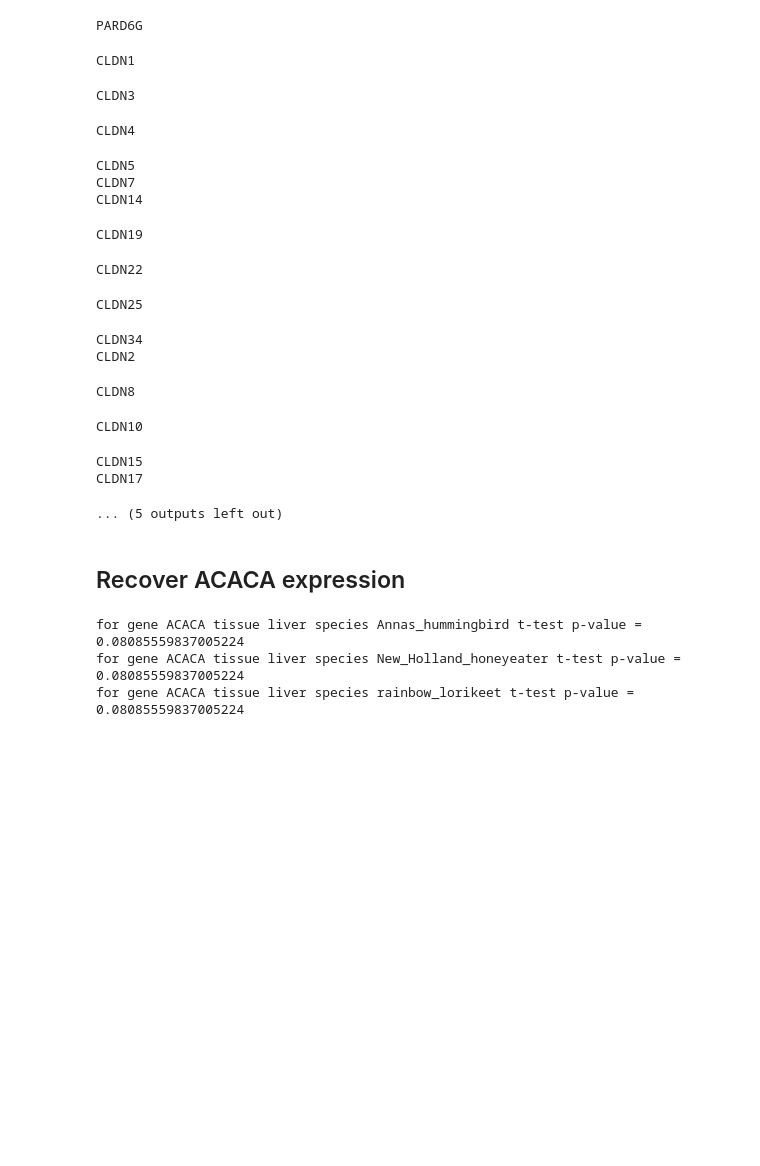
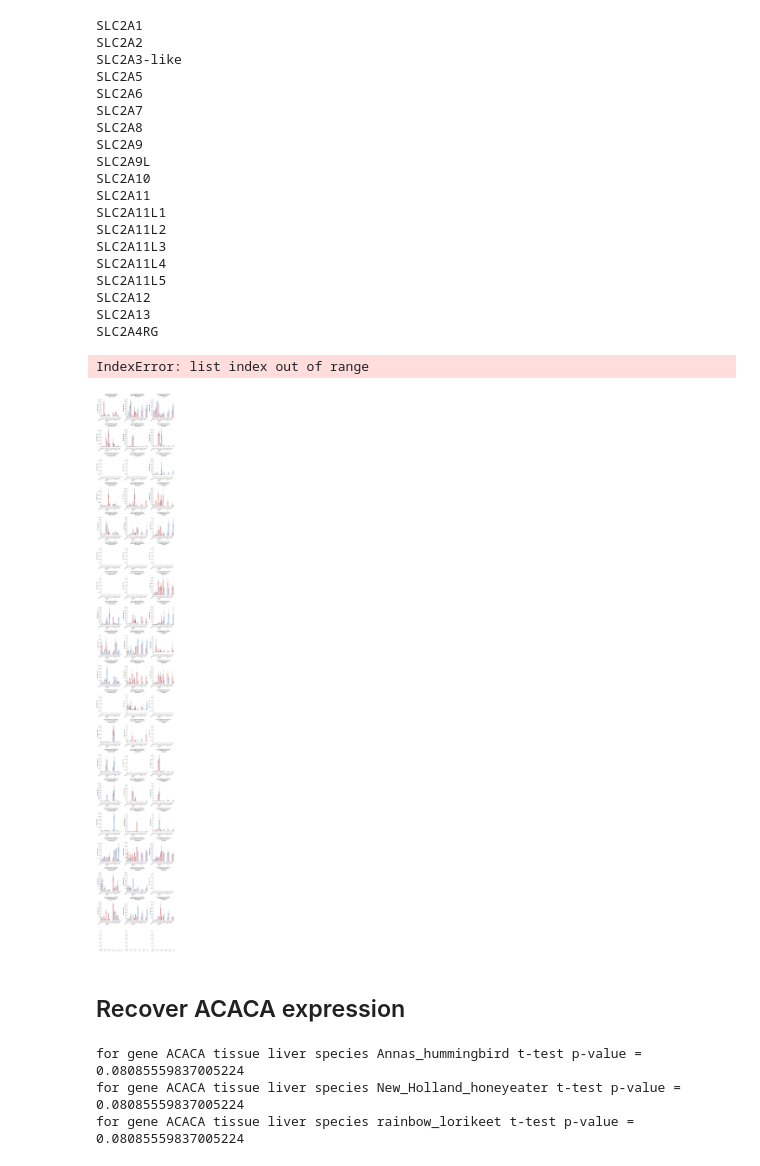
Before and after one commit to osipovarev/Expression_from_counts, a Jupyter notebook: gene_expression_from_table.ipynb, the cells around one changed output. Drawn from its saved outputs; the diff is of its cells as text; code cells hidden in the pictures; blank space fills up the shorter version.

Commit message:
backed up changes from Tue Apr 29 21:15:55 EDT 2025 in the project /Users/osipova/Documents/LabDocs/NectarivoryProject/Expression_from_counts

```diff
--- a/gene_expression_from_table.ipynb
+++ b/gene_expression_from_table.ipynb
@@ -81,10 +82,16 @@ from adjustText import adjust_text
 #     genes_essent = inf.read().rstrip().split('\n')
 # genes_essent = ['SI', 'ACAC']
 
+# dir_path = '/Users/osipova/Documents/LabDocs/NectarivoryProject/Expression_from_counts/'
+# with open(dir_path + 'paracellular_transport.lst', 'r') as inf:
+#     genes_essent = inf.read().rstrip().split('\n')
+
 dir_path = '/Users/osipova/Documents/LabDocs/NectarivoryProject/Expression_from_counts/'
-with open(dir_path + 'paracellular_transport.lst', 'r') as inf:
+with open(dir_path + 'gluts.lst', 'r') as inf:
     genes_essent = inf.read().rstrip().split('\n')
 # %%
+warnings.filterwarnings('ignore')
+
 ## Plot gene expression by tissue
 # tissues = ['pectoralis', 'heart', 'liver', 'duodenum', 'palate', 'pancreas', 'kidney',
 #            'lung', 'fat', 'proventriculus', 'tongue', 'gonads' ]
@@ -126,53 +133,58 @@ for j in range(N_genes):
                      order=tissues, color='k', s=4, alpha=0.65, dodge=True , jitter=0.3)
 
         # ax1.set(ylim=(1, 10000))
         # ax2.set(ylim=(1, 10000))
     #     if i == 0:
     #         axi.set(yscale='log')
         axi.set_xticklabels(axi.get_xticklabels(), rotation=40, ha="right")
         axi.legend([],[], frameon=False)
         sns.despine(fig=None, ax=None, left=False, bottom=False, offset=None, trim=False)
         axi.set_title('gene expression, {}\n {}\n'.format(gene, ' vs\n '.join(pairs[i])))
         axi.set_xlabel('')
         axi.set_ylabel('normalized counts')
     #     axi.set(ylim=(0, 10500))
 
         plt.tight_layout()
 # pdf_name = 'A_rank_norm_counts_ALL_tissues.all_pairs.pdf'
 # pdf_name = 'HEX_norm_counts_ALL_tissues.all_pairs.pdf'
 # pdf_name = 't2d_norm_counts_ALL_tissues.all_pairs.pdf'
 # pdf_name = 'heart_genes.norm_counts_ALL_tissues.all_pairs.pdf'
 # pdf_name = 'HEX.norm_counts.12_tissues.all_pairs.pdf'
 # pdf_name = 'rank3-4.norm_counts.ALL_tissues.all_pairs.pdf'
 # pdf_name = 'intra_not_pairwise.norm_counts.pect_liver.all_pairs.pdf'
 # pdf_name = 'two_setups_deseq2_multifactor.pdf'
 # pdf_name = 'bp_vidua_gene_losses.pdf'
 # pdf_name = 'ACACA_ACACB.ALL_tissues.all_pairs.pdf'
 # pdf_name = 'SI.ALL_tissues.all_pairs.pdf'
 # pdf_name = 'difficult_candidate_genes.ALL_tissues.all_pairs.pdf'
-pdf_name = 'paracellular_transport.ALL_tissues.all_pairs.pdf'
+# pdf_name = 'paracellular_transport.ALL_tissues.all_pairs.pdf'
+pdf_name = 'gluts.ALL_tissues.all_pairs.pdf'
 
 fig.savefig(pdf_name, bbox_inches='tight')
 # %% [output]
-PARD6G
+SLC2A1
+SLC2A2
+SLC2A3-like
+SLC2A5
+SLC2A6
+SLC2A7
+SLC2A8
+SLC2A9
+SLC2A9L
+SLC2A10
+SLC2A11
+SLC2A11L1
+SLC2A11L2
+SLC2A11L3
+SLC2A11L4
+SLC2A11L5
+SLC2A12
+SLC2A13
+SLC2A4RG
-CLDN1
+IndexError: list index out of range
-CLDN3
-CLDN4
-CLDN5
-CLDN7
-CLDN14
-CLDN19
-CLDN22
-CLDN25
-CLDN34
-CLDN2
-CLDN8
-CLDN10
-CLDN15
-CLDN17
-... (5 outputs left out)
+[figure, added]
-# %% [markdown]
-## Recover ACACA expression
+# %% [markdown]
+## Recover ACACA expression
 # %%
 t = 'liver'
 g = 'ACACA'
```
Also changed, not shown: parts of 4 cells of this notebook.
